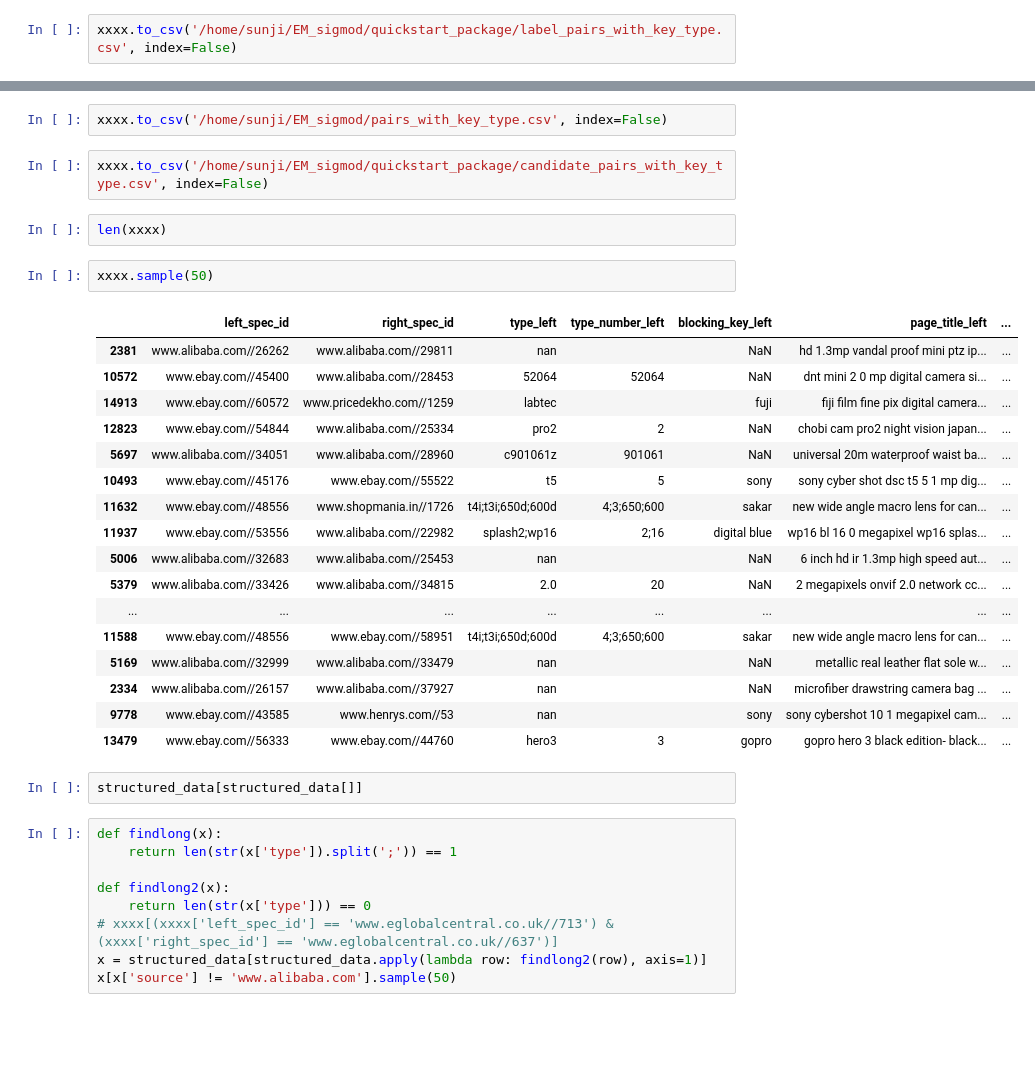
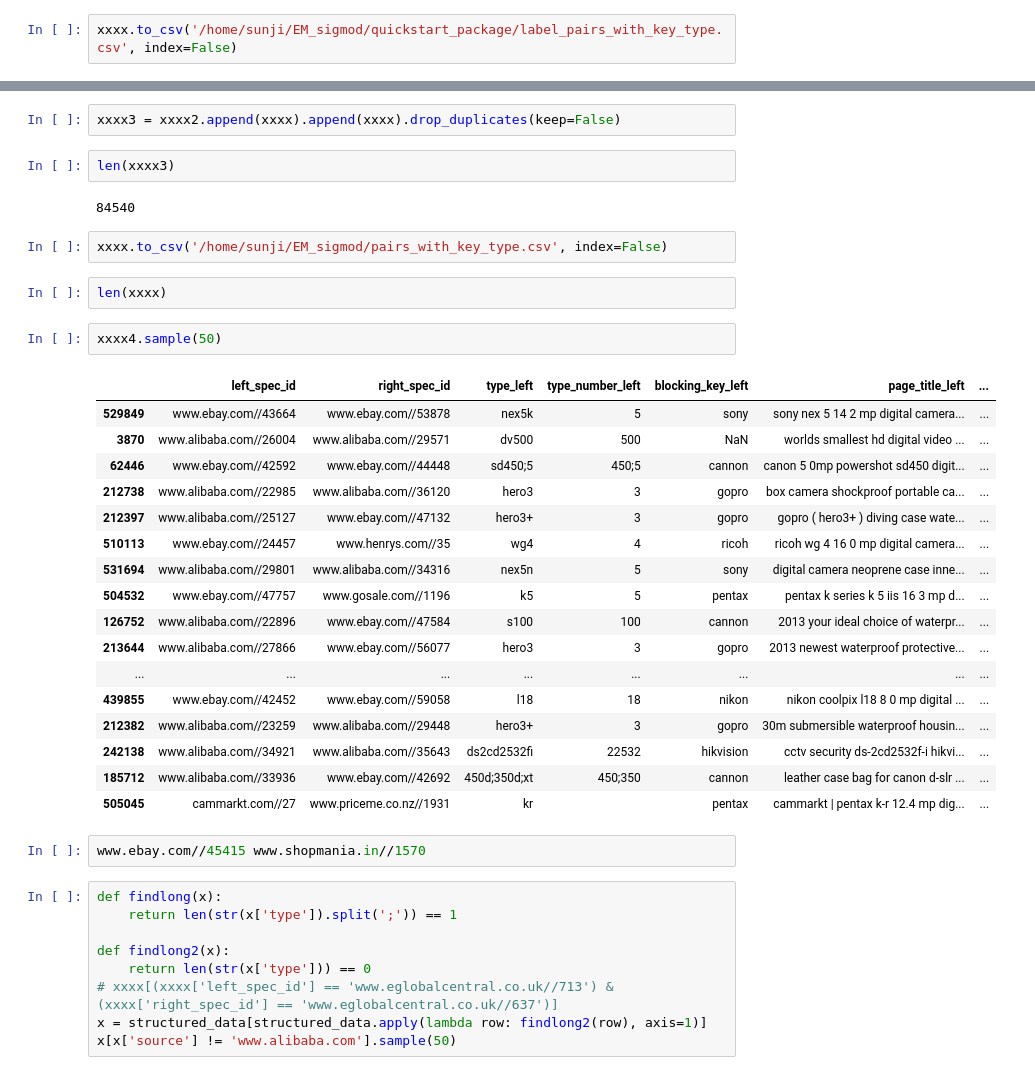
Before and after one commit to greatji/SigmodProgrammingContest2020_code, a Jupyter notebook: Model_1.ipynb, the cells around one changed output, grey strips where cells are left out. Saved outputs shown, nothing was run; the diff lists cells and outputs as text; blank space fills up the shorter version.

```diff
--- a/Model_1.ipynb
+++ b/Model_1.ipynb
@@ -543,31 +561,35 @@ xxxx.to_csv('/home/sunji/EM_sigmod/quickstart_package/label_pairs_with_key_type.
+# %%
+xxxx3 = xxxx2.append(xxxx).append(xxxx).drop_duplicates(keep=False)
+# %%
+len(xxxx3)
+# %% [output]
+84540
 # %%
 xxxx.to_csv('/home/sunji/EM_sigmod/pairs_with_key_type.csv', index=False)
-# %%
-xxxx.to_csv('/home/sunji/EM_sigmod/quickstart_package/candidate_pairs_with_key_type.csv', index=False)
 # %%
 len(xxxx)
 # %%
-xxxx.sample(50)
+xxxx4.sample(50)
 # %% [output]
 |  | left_spec_id | right_spec_id | type_left | type_number_left | blocking_key_left | page_title_left | ... |
-| 2381 | www.alibaba.com//26262 | www.alibaba.com//29811 | nan |  | NaN | hd 1.3mp vandal proof mini ptz ip... | ... |
-| 10572 | www.ebay.com//45400 | www.alibaba.com//28453 | 52064 | 52064 | NaN | dnt mini 2 0 mp digital camera si... | ... |
-| 14913 | www.ebay.com//60572 | www.pricedekho.com//1259 | labtec |  | fuji | fiji film fine pix digital camera... | ... |
-| 12823 | www.ebay.com//54844 | www.alibaba.com//25334 | pro2 | 2 | NaN | chobi cam pro2 night vision japan... | ... |
-| 5697 | www.alibaba.com//34051 | www.alibaba.com//28960 | c901061z | 901061 | NaN | universal 20m waterproof waist ba... | ... |
-| 10493 | www.ebay.com//45176 | www.ebay.com//55522 | t5 | 5 | sony | sony cyber shot dsc t5 5 1 mp dig... | ... |
-| 11632 | www.ebay.com//48556 | www.shopmania.in//1726 | t4i;t3i;650d;600d | 4;3;650;600 | sakar | new wide angle macro lens for can... | ... |
-| 11937 | www.ebay.com//53556 | www.alibaba.com//22982 | splash2;wp16 | 2;16 | digital blue | wp16 bl 16 0 megapixel wp16 splas... | ... |
-| 5006 | www.alibaba.com//32683 | www.alibaba.com//25453 | nan |  | NaN | 6 inch hd ir 1.3mp high speed aut... | ... |
-| 5379 | www.alibaba.com//33426 | www.alibaba.com//34815 | 2.0 | 20 | NaN | 2 megapixels onvif 2.0 network cc... | ... |
+| 529849 | www.ebay.com//43664 | www.ebay.com//53878 | nex5k | 5 | sony | sony nex 5 14 2 mp digital camera... | ... |
+| 3870 | www.alibaba.com//26004 | www.alibaba.com//29571 | dv500 | 500 | NaN | worlds smallest hd digital video ... | ... |
+| 62446 | www.ebay.com//42592 | www.ebay.com//44448 | sd450;5 | 450;5 | cannon | canon 5 0mp powershot sd450 digit... | ... |
+| 212738 | www.alibaba.com//22985 | www.alibaba.com//36120 | hero3 | 3 | gopro | box camera shockproof portable ca... | ... |
+| 212397 | www.alibaba.com//25127 | www.ebay.com//47132 | hero3+ | 3 | gopro | gopro ( hero3+ ) diving case wate... | ... |
+| 510113 | www.ebay.com//24457 | www.henrys.com//35 | wg4 | 4 | ricoh | ricoh wg 4 16 0 mp digital camera... | ... |
+| 531694 | www.alibaba.com//29801 | www.alibaba.com//34316 | nex5n | 5 | sony | digital camera neoprene case inne... | ... |
+| 504532 | www.ebay.com//47757 | www.gosale.com//1196 | k5 | 5 | pentax | pentax k series k 5 iis 16 3 mp d... | ... |
+| 126752 | www.alibaba.com//22896 | www.ebay.com//47584 | s100 | 100 | cannon | 2013 your ideal choice of waterpr... | ... |
+| 213644 | www.alibaba.com//27866 | www.ebay.com//56077 | hero3 | 3 | gopro | 2013 newest waterproof protective... | ... |
 | ... | ... | ... | ... | ... | ... | ... | ... |
-| 11588 | www.ebay.com//48556 | www.ebay.com//58951 | t4i;t3i;650d;600d | 4;3;650;600 | sakar | new wide angle macro lens for can... | ... |
-| 5169 | www.alibaba.com//32999 | www.alibaba.com//33479 | nan |  | NaN | metallic real leather flat sole w... | ... |
-| 2334 | www.alibaba.com//26157 | www.alibaba.com//37927 | nan |  | NaN | microfiber drawstring camera bag ... | ... |
-| 9778 | www.ebay.com//43585 | www.henrys.com//53 | nan |  | sony | sony cybershot 10 1 megapixel cam... | ... |
-| 13479 | www.ebay.com//56333 | www.ebay.com//44760 | hero3 | 3 | gopro | gopro hero 3 black edition- black... | ... |
+| 439855 | www.ebay.com//42452 | www.ebay.com//59058 | l18 | 18 | nikon | nikon coolpix l18 8 0 mp digital ... | ... |
+| 212382 | www.alibaba.com//23259 | www.alibaba.com//29448 | hero3+ | 3 | gopro | 30m submersible waterproof housin... | ... |
+| 242138 | www.alibaba.com//34921 | www.alibaba.com//35643 | ds2cd2532fi | 22532 | hikvision | cctv security ds-2cd2532f-i hikvi... | ... |
+| 185712 | www.alibaba.com//33936 | www.ebay.com//42692 | 450d;350d;xt | 450;350 | cannon | leather case bag for canon d-slr ... | ... |
+| 505045 | cammarkt.com//27 | www.priceme.co.nz//1931 | kr |  | pentax | cammarkt | pentax k-r 12.4 mp dig... | ... |
-# %%
-structured_data[structured_data[]]
+# %%
+www.ebay.com//45415	www.shopmania.in//1570
 # %%
 def findlong(x):
     return len(str(x['type']).split(';')) == 1
```
Also changed, not shown: parts of 11 cells of this notebook, 1 other file.
